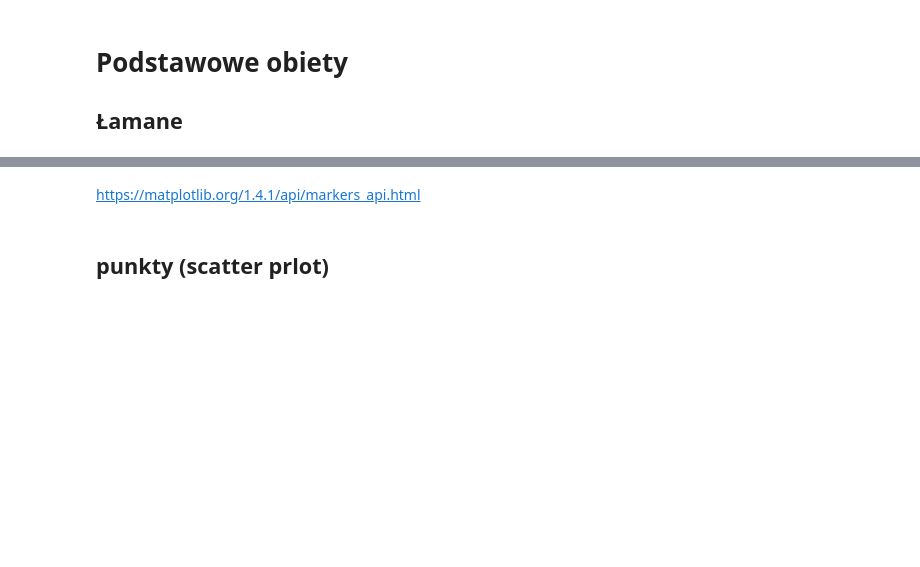
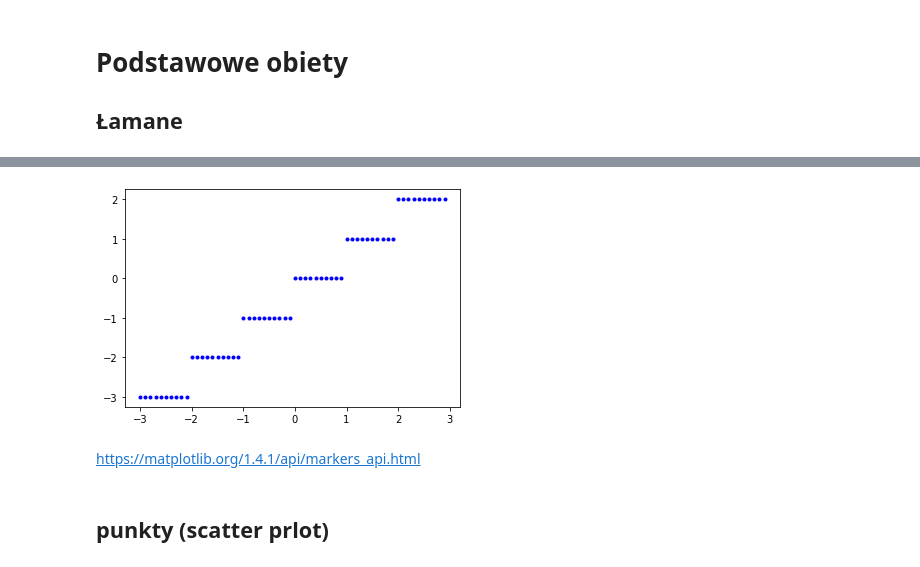
Before and after one commit to rkorzen/python_katowice_11022020, a Jupyter notebook: dzien_9/matplotlib_wprowadzenie.ipynb, the cells around one changed output, grey strips where cells are left out. Drawn from its saved outputs; the diff is of its cells as text; code cells hidden in the pictures; blank space fills up the shorter version.

```diff
--- a/dzien_9/matplotlib_wprowadzenie.ipynb
+++ b/dzien_9/matplotlib_wprowadzenie.ipynb
@@ -61,11 +72,13 @@ plt.show()
 # %%
 x = np.arange(-3, 3, 0.1)
 y = np.floor(x)
 
 
-plt.plot(x, y, 'r--', label='pre (default)')
+plt.plot(x, y, 'b.', label='pre (default)')
 
 plt.show()
+# %% [output]
+[figure, added]
 # %% [markdown]
 https://matplotlib.org/1.4.1/api/markers_api.html
 # %% [markdown]
```
Also changed, not shown: parts of 12 cells of this notebook, 27 other files.
